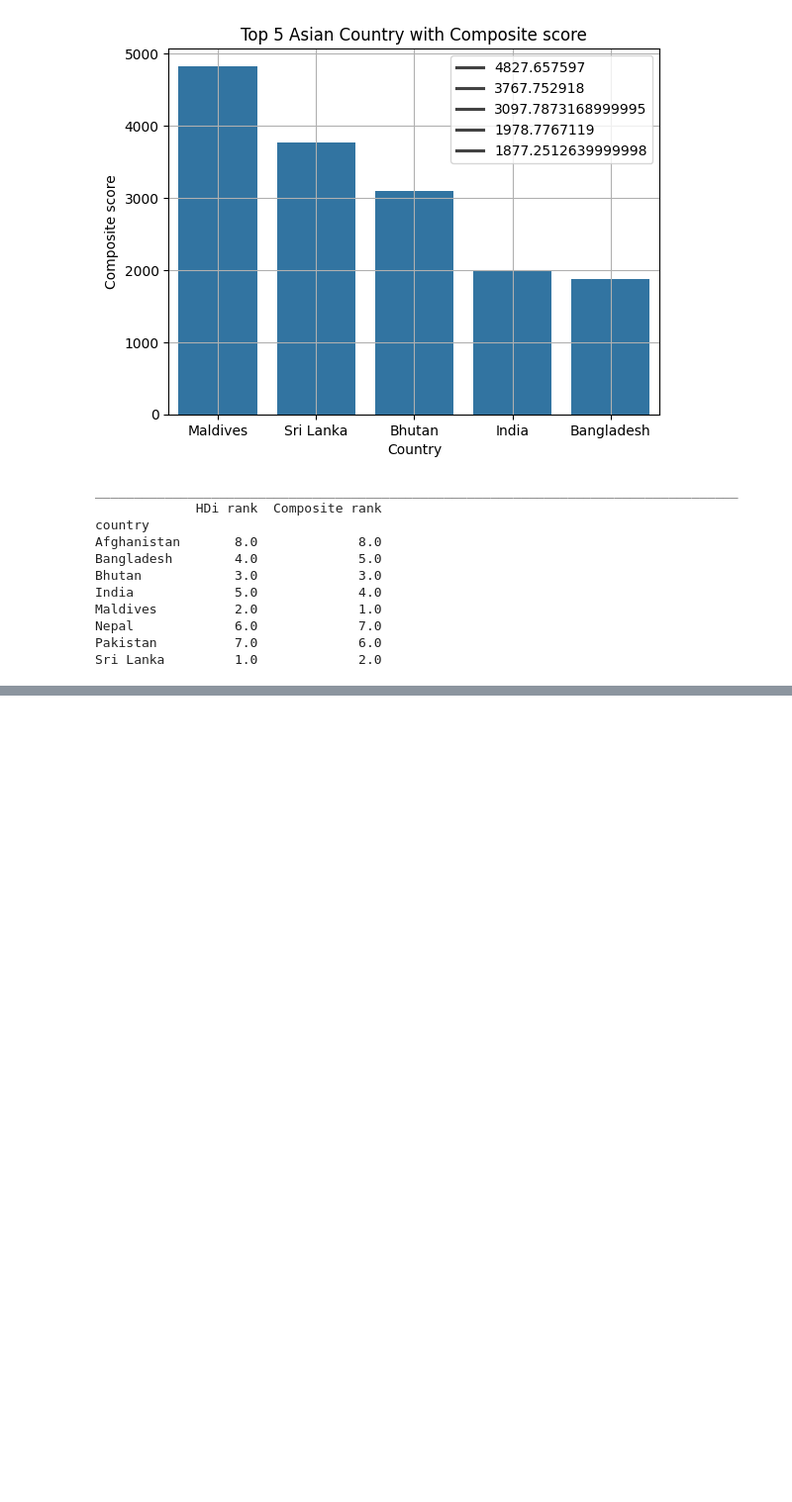
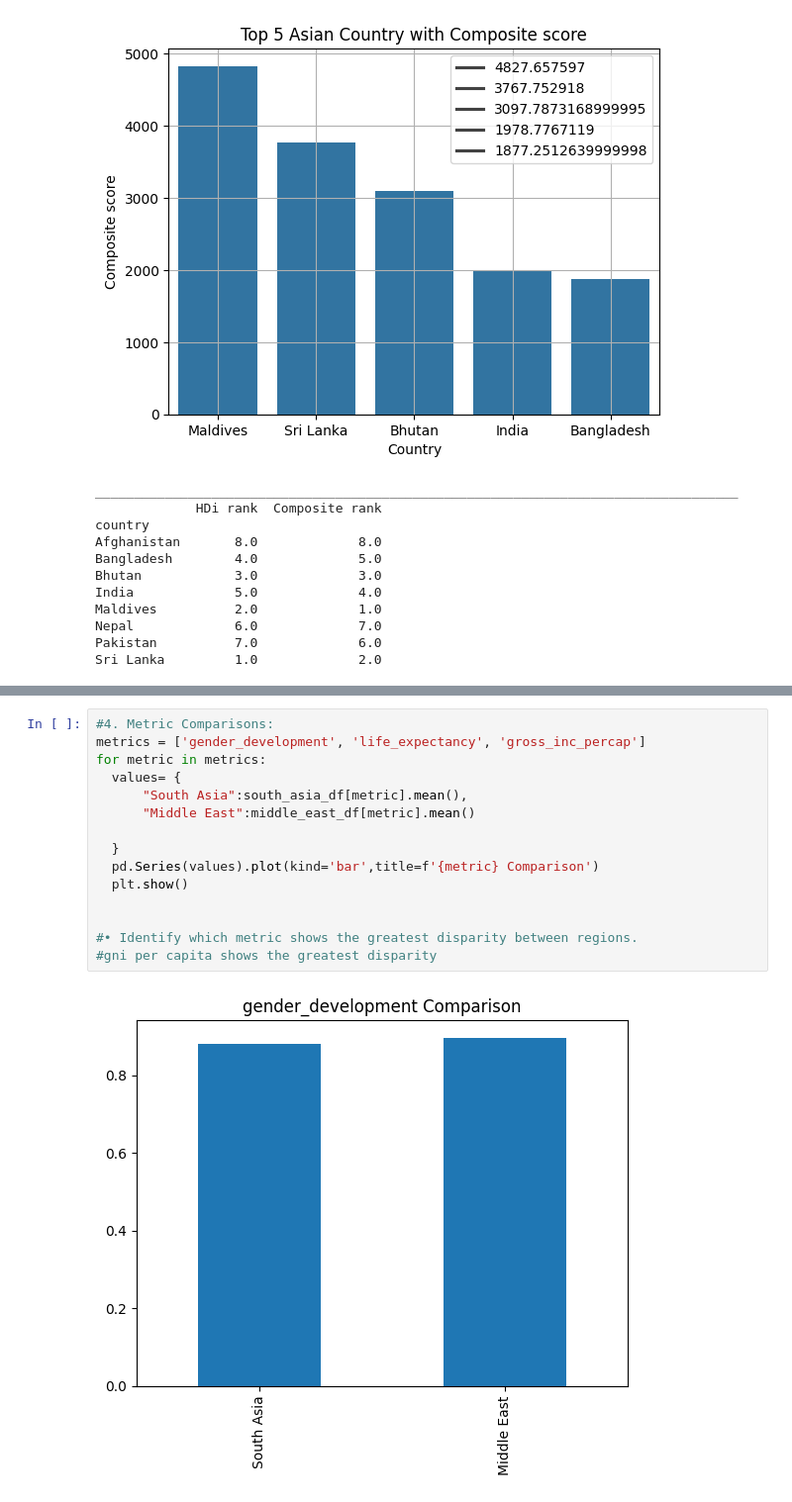
Before and after one commit to budhathoki10/Concept_and_Technology_of_AI, a Jupyter notebook: 2501932_Kushal_Budhathoki.ipynb, the cells around one changed output, grey strips where cells are left out. Shown at 99% size. Drawn from its saved outputs; the diff is of its cells as text; blank space fills up the shorter version.

```diff
--- a/2501932_Kushal_Budhathoki.ipynb
+++ b/2501932_Kushal_Budhathoki.ipynb
@@ -344,0 +447,17 @@ Name: GNI HDI Gap, dtype: float64
+# %%
+#4. Metric Comparisons:
+metrics = ['gender_development', 'life_expectancy', 'gross_inc_percap']
+for metric in metrics:
+  values= {
+      "South Asia":south_asia_df[metric].mean(),
+      "Middle East":middle_east_df[metric].mean()
+
+  }
+  pd.Series(values).plot(kind='bar',title=f'{metric} Comparison')
+  plt.show()
+
+
+#• Identify which metric shows the greatest disparity between regions.
+#gni per capita shows the greatest disparity
+# %% [output]
+[figure, added]
```
Also changed, not shown: parts of 8 cells of this notebook.
